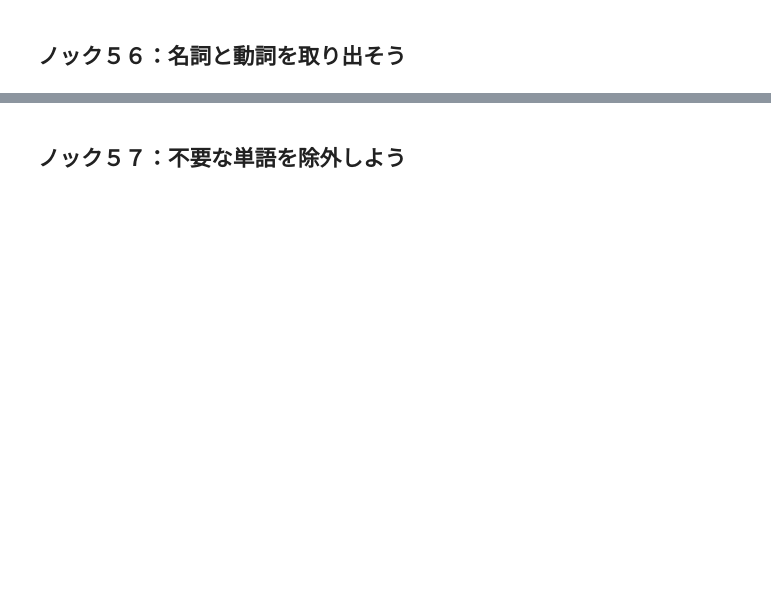
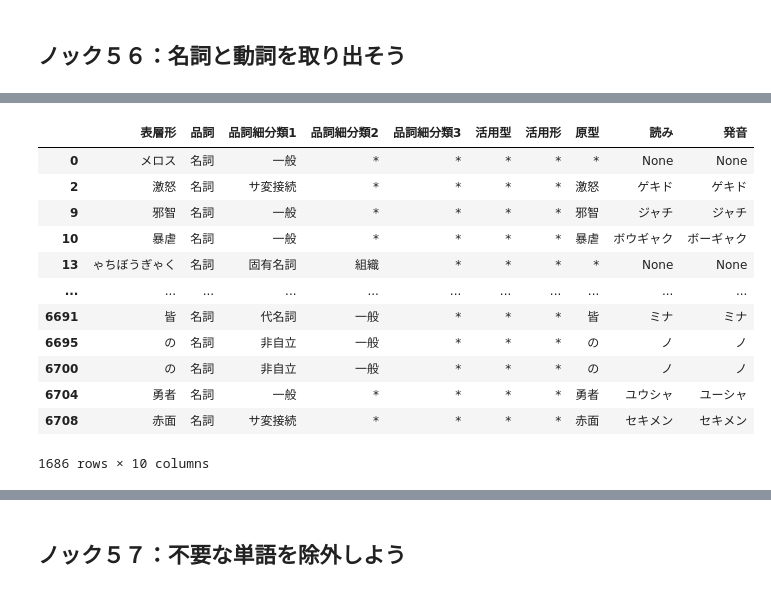
Before and after one commit to shake345/Python100knock, a Jupyter notebook: 4章_加工.ipynb, the cells around one changed output, grey strips where cells are left out. Saved outputs shown, nothing was run; the diff lists cells and outputs as text; code cells hidden in the pictures; blank space fills up the shorter version.

```diff
--- a/4章_加工.ipynb
+++ b/4章_加工.ipynb
@@ -251,0 +260,6 @@ parsed[-4:]
+# %%
+import pandas as pd
+columns = ['表層形','品詞','品詞細分類1','品詞細分類2','品詞細分類3','活用型','活用形','原型','読み','発音']
+mecab_df = pd.DataFrame(data=values,columns=columns)
+print(len(mecab_df))
+mecab_df.head(4)
@@ -253,0 +291,17 @@ parsed[-4:]
+# %%
+noun = mecab_df.loc[mecab_df['品詞']=='名詞']
+noun
+# %% [output]
+|  | 表層形 | 品詞 | 品詞細分類1 | 品詞細分類2 | 品詞細分類3 | 活用型 | 活用形 | 原型 | 読み | 発音 |
+| 0 | メロス | 名詞 | 一般 | * | * | * | * | * | None | None |
+| 2 | 激怒 | 名詞 | サ変接続 | * | * | * | * | 激怒 | ゲキド | ゲキド |
+| 9 | 邪智 | 名詞 | 一般 | * | * | * | * | 邪智 | ジャチ | ジャチ |
+| 10 | 暴虐 | 名詞 | 一般 | * | * | * | * | 暴虐 | ボウギャク | ボーギャク |
+| 13 | ゃちぼうぎゃく | 名詞 | 固有名詞 | 組織 | * | * | * | * | None | None |
+| ... | ... | ... | ... | ... | ... | ... | ... | ... | ... | ... |
+| 6691 | 皆 | 名詞 | 代名詞 | 一般 | * | * | * | 皆 | ミナ | ミナ |
+| 6695 | の | 名詞 | 非自立 | 一般 | * | * | * | の | ノ | ノ |
+| 6700 | の | 名詞 | 非自立 | 一般 | * | * | * | の | ノ | ノ |
+| 6704 | 勇者 | 名詞 | 一般 | * | * | * | * | 勇者 | ユウシャ | ユーシャ |
+| 6708 | 赤面 | 名詞 | サ変接続 | * | * | * | * | 赤面 | セキメン | セキメン |
+1686 rows × 10 columns
```
Also changed, not shown: parts of 10 cells of this notebook.
